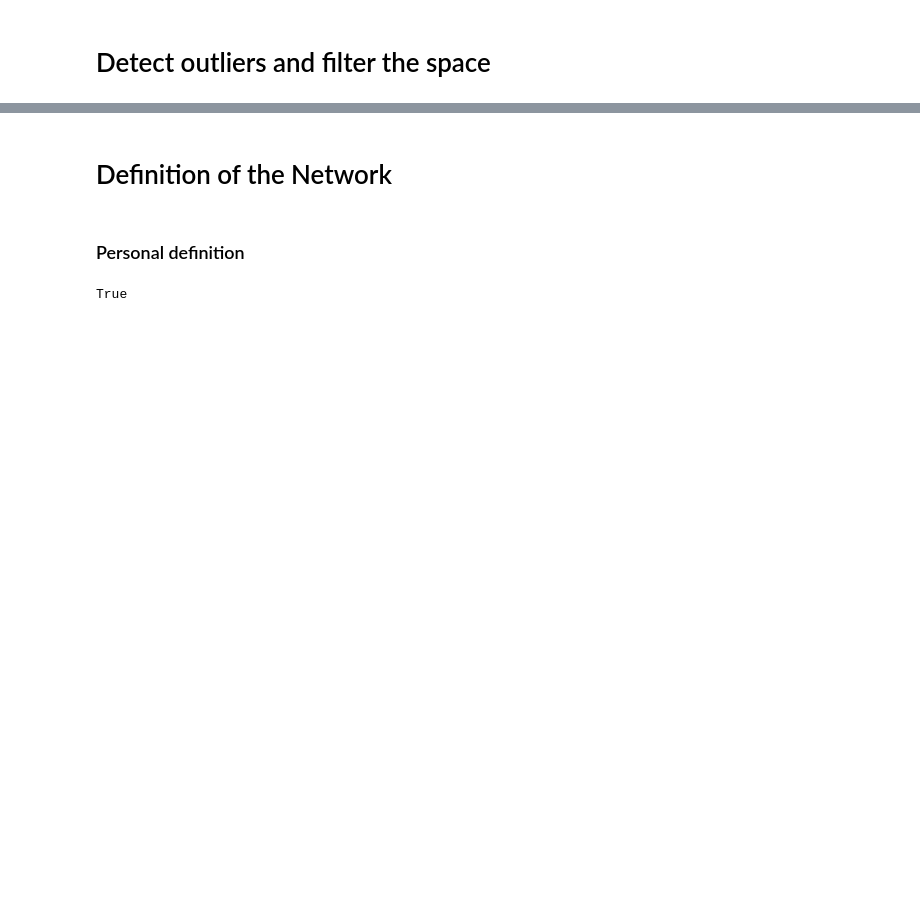
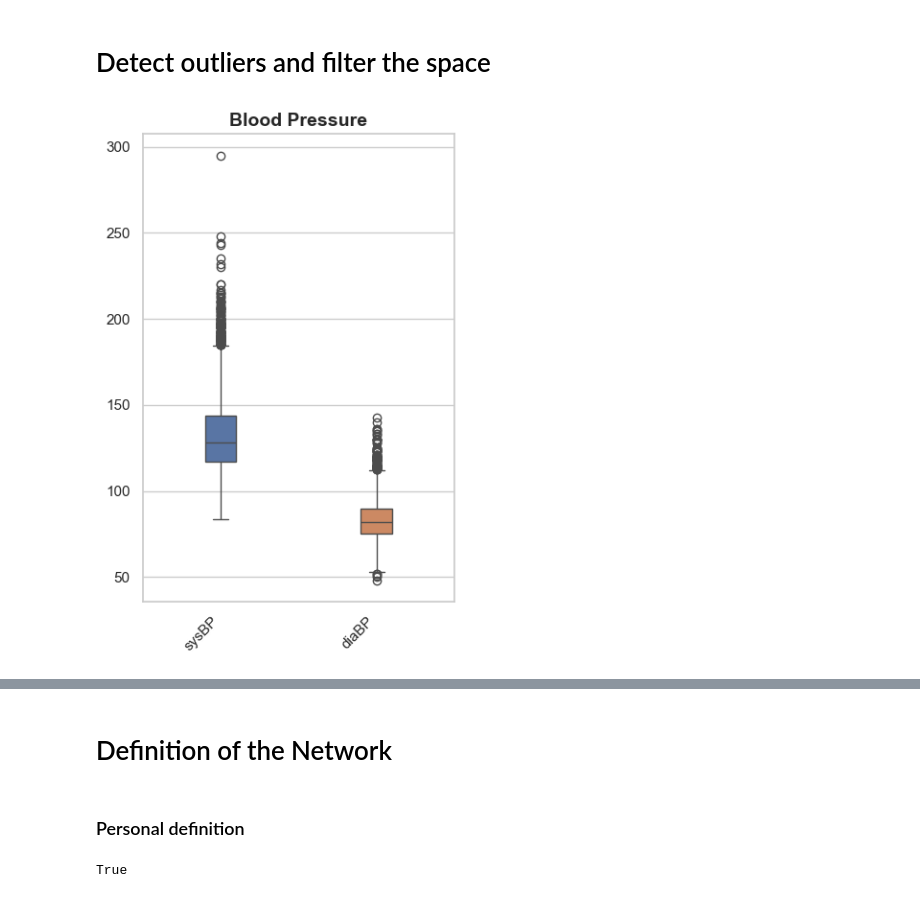
Before and after one commit to TarMatt/Coronary_disease, a Jupyter notebook: uni_project.ipynb, the cells around one changed output, grey strips where cells are left out. Drawn from its saved outputs; the diff is of its cells as text; code cells hidden in the pictures; blank space fills up the shorter version.

```diff
--- a/uni_project.ipynb
+++ b/uni_project.ipynb
@@ -37,3 +50,21 @@ plt.show()
 # %% [markdown]
 # Detect outliers and filter the space
+# %%
+data_pr = continuous_data[['sysBP','diaBP']]
+
+import seaborn as sns
+import matplotlib.pyplot as plt
+
+# Assuming you have a DataFrame named `df`
+plt.figure(figsize=(4, 6))
+sns.set(style="whitegrid")
+
+sns.boxplot(data=data_pr,width=0.2)  # By default, boxplots are vertical
+
+plt.title("Blood Pressure", fontsize=14, fontweight='bold')
+plt.xticks(rotation=45, ha='right')
+plt.tight_layout()
+plt.show()
+# %% [output]
+[figure, added]
 # %%
```
Also changed, not shown: parts of 14 cells of this notebook.
